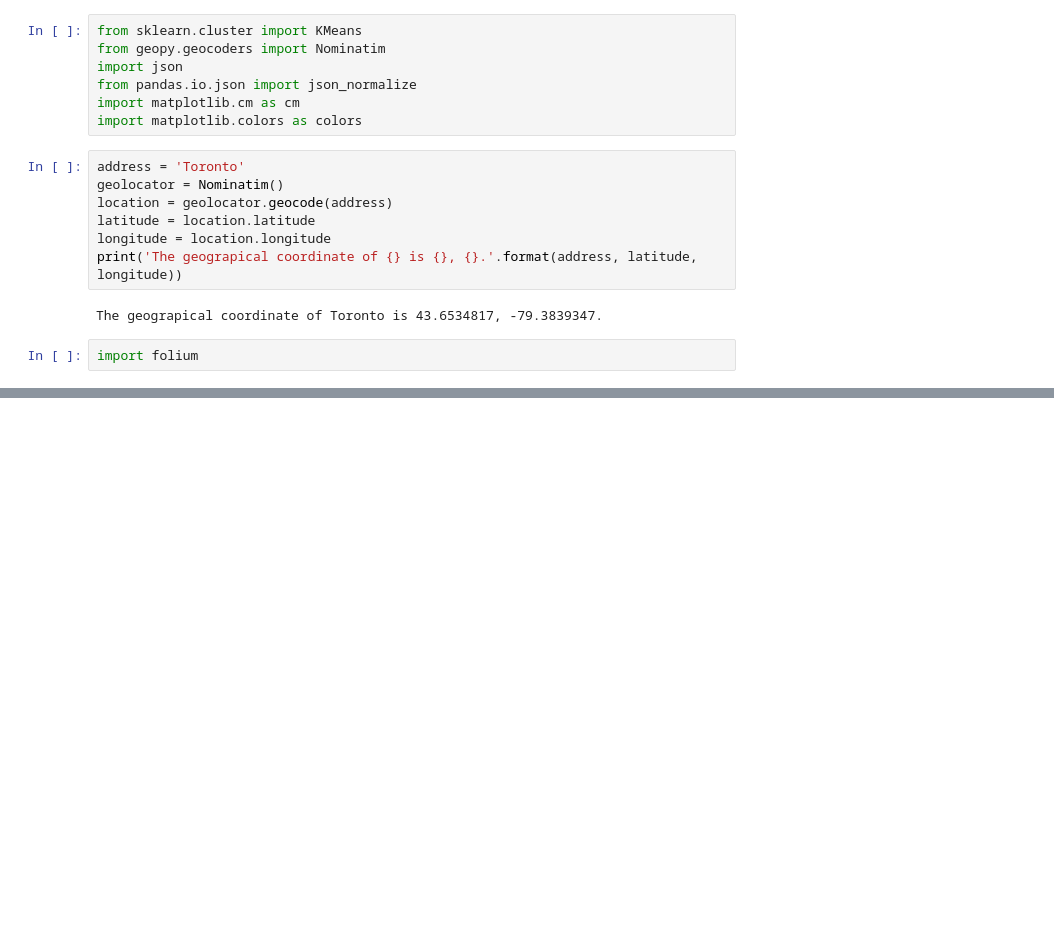
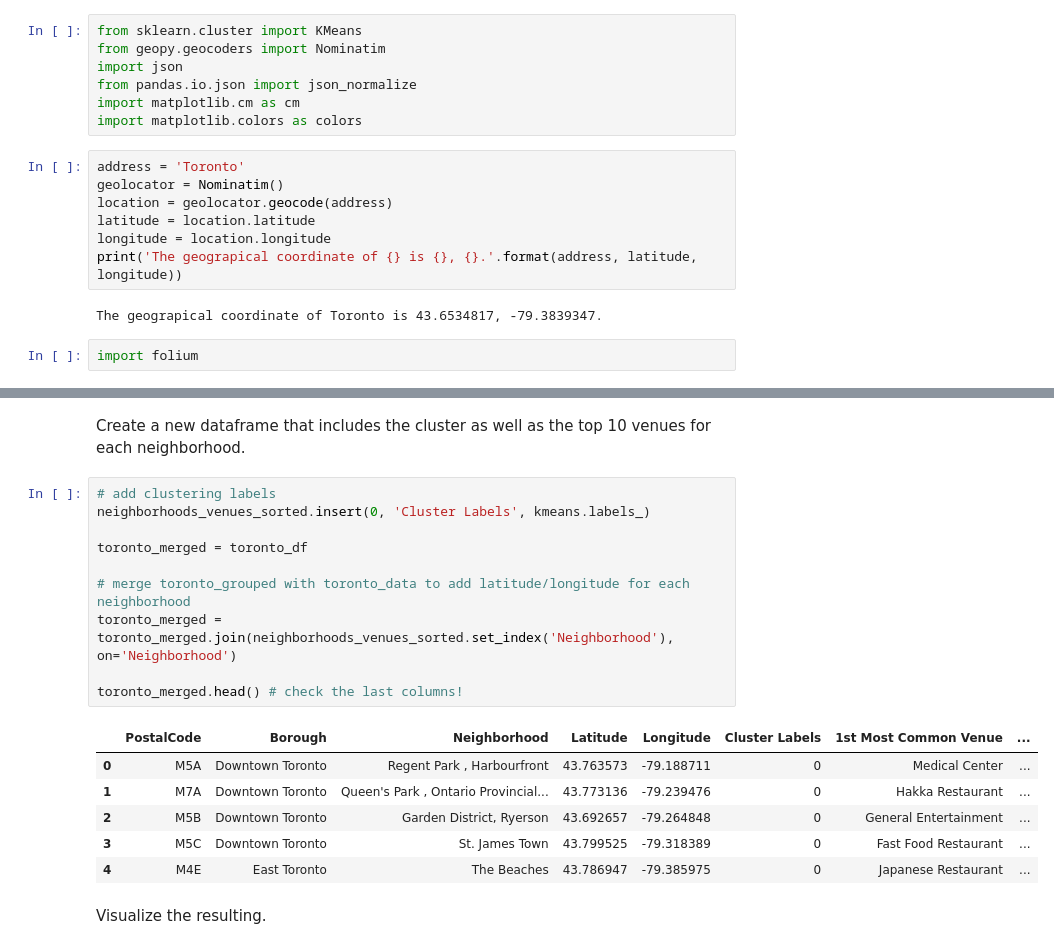
Before and after one commit to aishvaryk/Coursera_Capstone, a Jupyter notebook: Battle of Toronto.ipynb, the cells around one changed output, grey strips where cells are left out. Saved outputs shown, nothing was run; the diff lists cells and outputs as text; blank space fills up the shorter version.

```diff
--- a/Battle of Toronto.ipynb
+++ b/Battle of Toronto.ipynb
@@ -137,0 +476,21 @@ toronto_map
+# %% [markdown]
+Create a new dataframe that includes the cluster as well as the top 10 venues for each neighborhood.
+# %%
+# add clustering labels
+neighborhoods_venues_sorted.insert(0, 'Cluster Labels', kmeans.labels_)
+
+toronto_merged = toronto_df
+
+# merge toronto_grouped with toronto_data to add latitude/longitude for each neighborhood
+toronto_merged = toronto_merged.join(neighborhoods_venues_sorted.set_index('Neighborhood'), on='Neighborhood')
+
+toronto_merged.head() # check the last columns!
+# %% [output]
+|  | PostalCode | Borough | Neighborhood | Latitude | Longitude | Cluster Labels | 1st Most Common Venue | ... |
+| 0 | M5A | Downtown Toronto | Regent Park , Harbourfront | 43.763573 | -79.188711 | 0 | Medical Center | ... |
+| 1 | M7A | Downtown Toronto | Queen's Park , Ontario Provincial... | 43.773136 | -79.239476 | 0 | Hakka Restaurant | ... |
+| 2 | M5B | Downtown Toronto | Garden District, Ryerson | 43.692657 | -79.264848 | 0 | General Entertainment | ... |
+| 3 | M5C | Downtown Toronto | St. James Town | 43.799525 | -79.318389 | 0 | Fast Food Restaurant | ... |
+| 4 | M4E | East Toronto | The Beaches | 43.786947 | -79.385975 | 0 | Japanese Restaurant | ... |
+# %% [markdown]
+Visualize the resulting.
```
Also changed, not shown: parts of 40 cells of this notebook.
